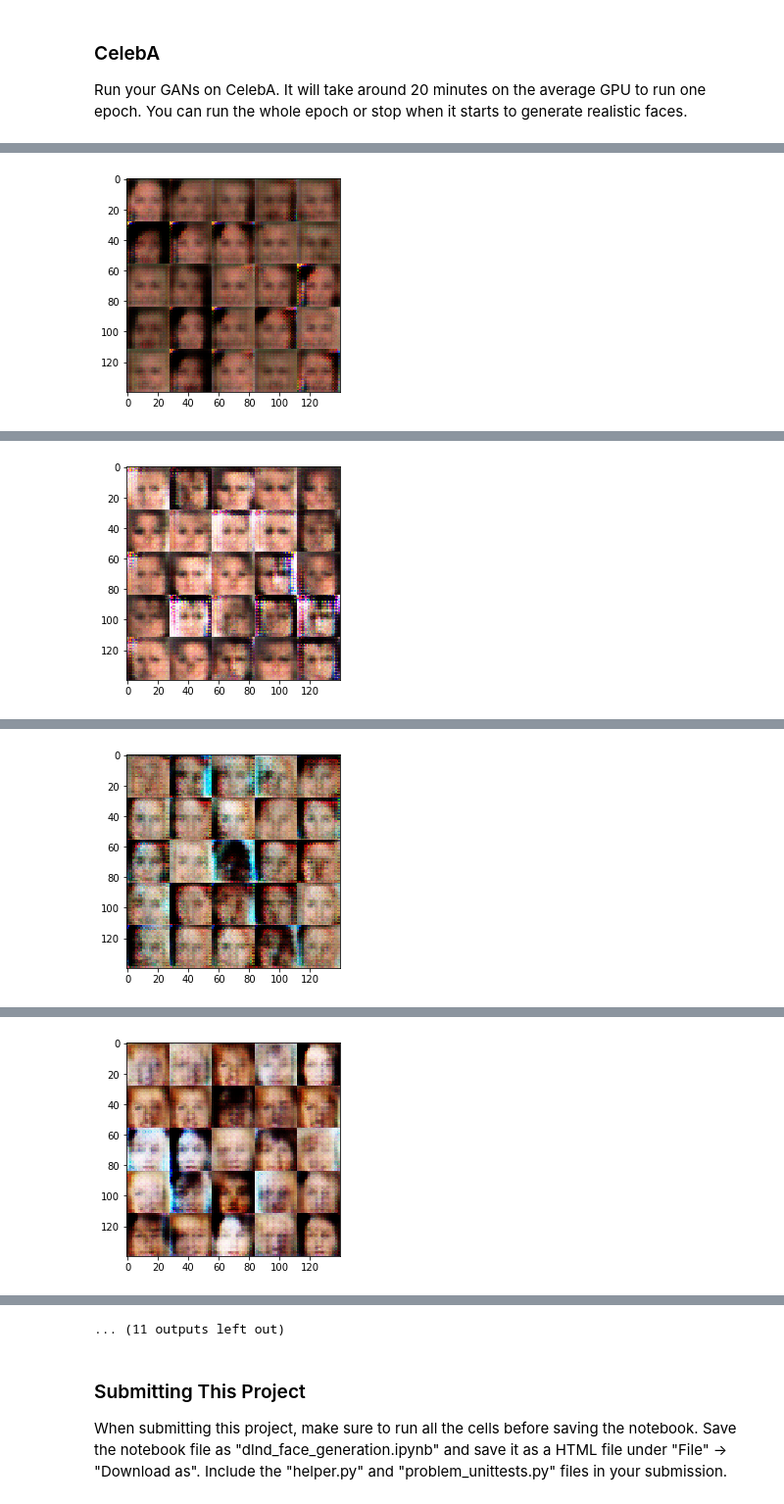
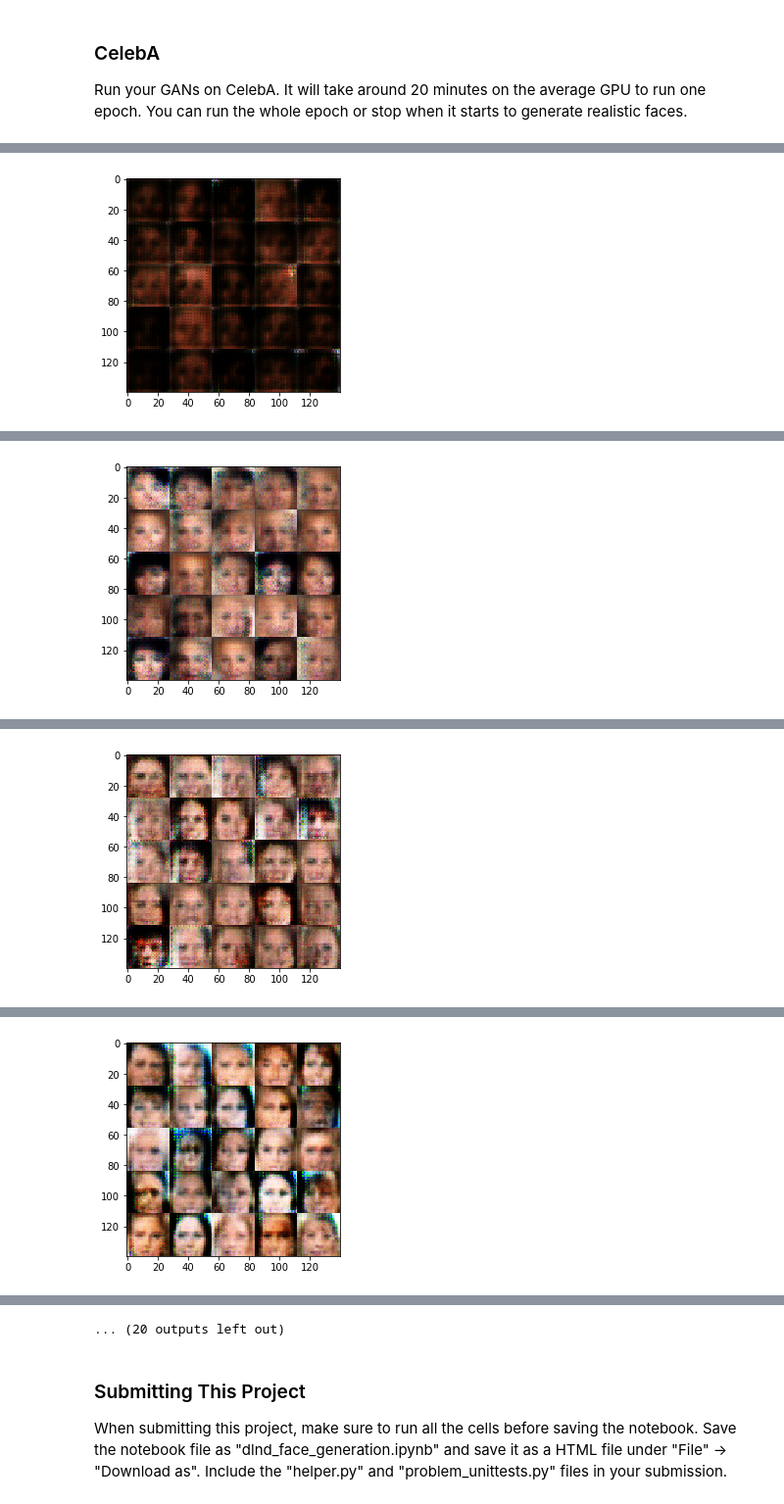
Before and after one commit to hars1/udacity-dlnd, a Jupyter notebook: face-generation/dlnd_face_generation.ipynb, the cells around one changed output, grey strips where cells are left out. Shown at 98% size. Cells and saved outputs as stored; diff of their text form; code cells hidden in the pictures.

Commit message:
changed batch size to 64

```diff
--- a/face-generation/dlnd_face_generation.ipynb
+++ b/face-generation/dlnd_face_generation.ipynb
@@ -491,9 +491,9 @@ Epoch 2/2... Discriminator Loss: 1.4676... Generator Loss: 0.4794
 ### CelebA
 Run your GANs on CelebA.  It will take around 20 minutes on the average GPU to run one epoch.  You can run the whole epoch or stop when it starts to generate realistic faces.
 # %%
-batch_size = 128
+batch_size = 64
 z_dim = 100
-learning_rate = 0.001
+learning_rate = 0.0005
 beta1 = 0.5
 
 
@@ -511 +511 @@ Epoch 1/1... Discriminator Loss: 2.3680... Generator Loss: 0.3970
-[figure, old version]
+[figure, new version]
@@ -513 +513 @@ Epoch 1/1... Discriminator Loss: 1.8381... Generator Loss: 0.6657
-[figure, old version]
+[figure, new version]
@@ -515 +515 @@ Epoch 1/1... Discriminator Loss: 1.6576... Generator Loss: 0.5355
-[figure, old version]
+[figure, new version]
@@ -517 +517 @@ Epoch 1/1... Discriminator Loss: 1.4988... Generator Loss: 0.6048
-[figure, old version]
+[figure, new version]
@@ -522,4 +522,4 @@ Epoch 1/1... Discriminator Loss: 1.5669... Generator Loss: 0.6005
-... (11 outputs left out)
+... (20 outputs left out)
 # %% [markdown]
 ### Submitting This Project
 When submitting this project, make sure to run all the cells before saving the notebook. Save the notebook file as "dlnd_face_generation.ipynb" and save it as a HTML file under "File" -> "Download as". Include the "helper.py" and "problem_unittests.py" files in your submission.
```
Also changed, not shown: parts of 1 cell of this notebook, 1 other file.
